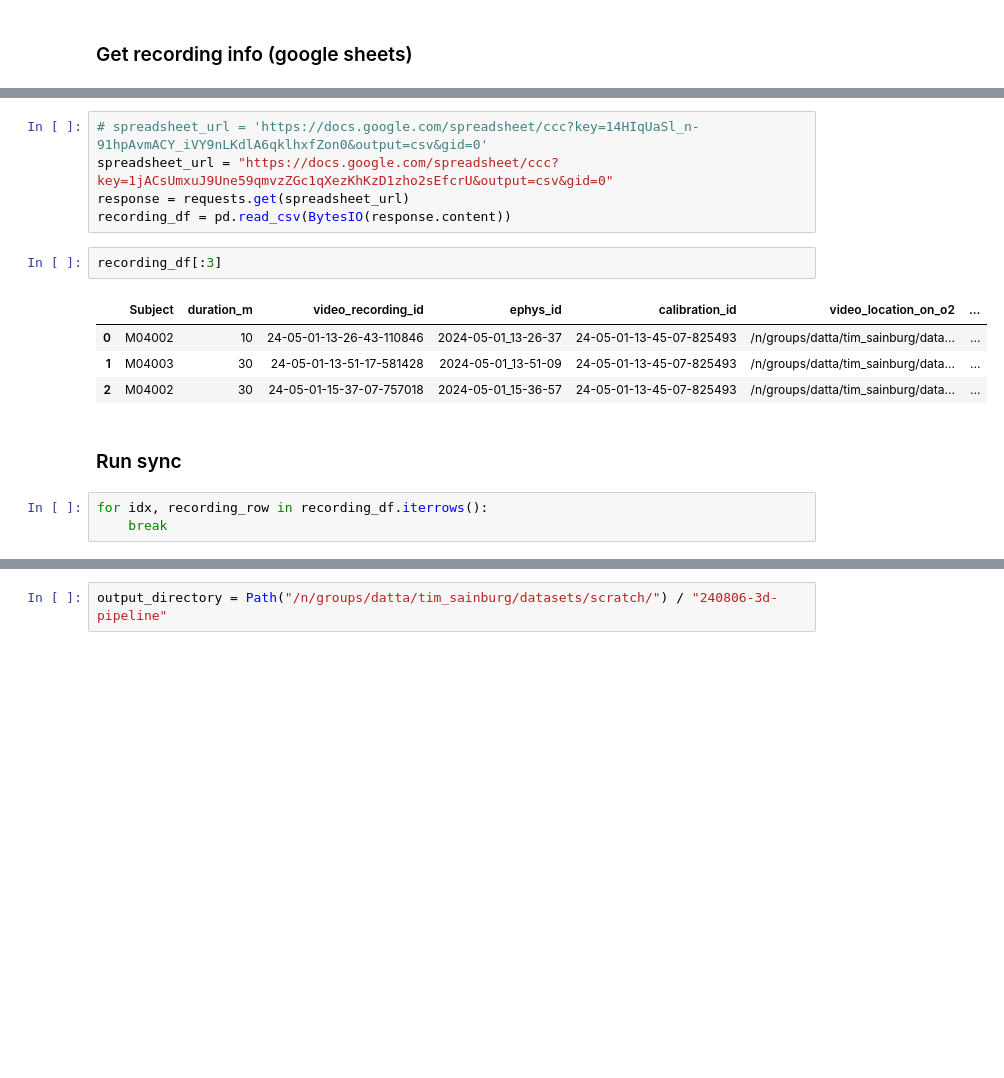
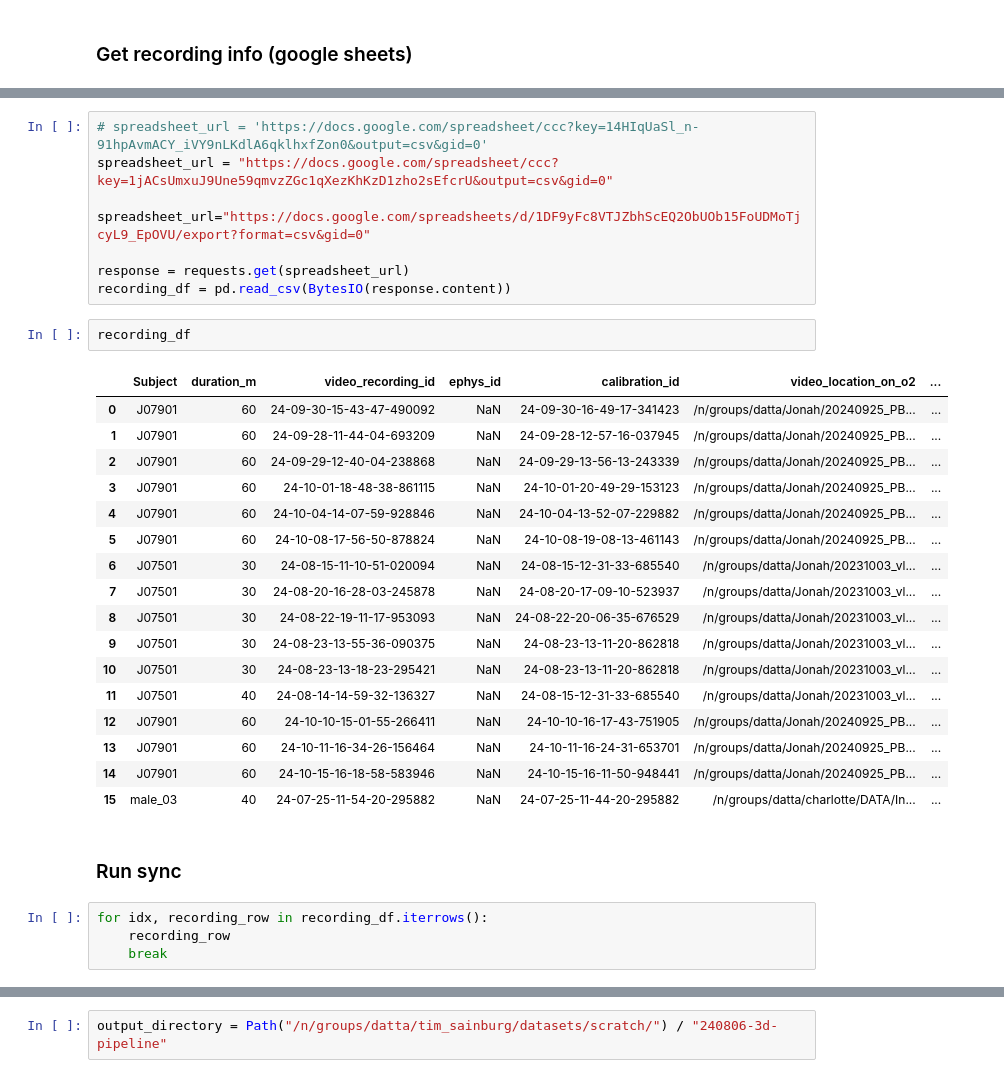
Before and after one commit to timsainb/multicam_airflow_pipeline, a Jupyter notebook: notebooks/pipeline_testing/0.0-test-sync-cameras-function.ipynb, the cells around one changed output, grey strips where cells are left out. Drawn from its saved outputs; the diff is of its cells as text; blank space fills up the shorter version.

```diff
--- a/notebooks/pipeline_testing/0.0-test-sync-cameras-function.ipynb
+++ b/notebooks/pipeline_testing/0.0-test-sync-cameras-function.ipynb
@@ -24,17 +26,34 @@ from io import BytesIO
 # %%
 # spreadsheet_url = 'https://docs.google.com/spreadsheet/ccc?key=14HIqUaSl_n-91hpAvmACY_iVY9nLKdlA6qklhxfZon0&output=csv&gid=0'
 spreadsheet_url = "https://docs.google.com/spreadsheet/ccc?key=1jACsUmxuJ9Une59qmvzZGc1qXezKhKzD1zho2sEfcrU&output=csv&gid=0"
+
+spreadsheet_url="https://docs.google.com/spreadsheets/d/1DF9yFc8VTJZbhScEQ2ObUOb15FoUDMoTjcyL9_EpOVU/export?format=csv&gid=0"
+
 response = requests.get(spreadsheet_url)
 recording_df = pd.read_csv(BytesIO(response.content))
 # %%
-recording_df[:3]
+recording_df
 # %% [output]
 |  | Subject | duration_m | video_recording_id | ephys_id | calibration_id | video_location_on_o2 | ... |
-| 0 | M04002 | 10 | 24-05-01-13-26-43-110846 | 2024-05-01_13-26-37 | 24-05-01-13-45-07-825493 | /n/groups/datta/tim_sainburg/data... | ... |
-| 1 | M04003 | 30 | 24-05-01-13-51-17-581428 | 2024-05-01_13-51-09 | 24-05-01-13-45-07-825493 | /n/groups/datta/tim_sainburg/data... | ... |
-| 2 | M04002 | 30 | 24-05-01-15-37-07-757018 | 2024-05-01_15-36-57 | 24-05-01-13-45-07-825493 | /n/groups/datta/tim_sainburg/data... | ... |
+| 0 | J07901 | 60 | 24-09-30-15-43-47-490092 | NaN | 24-09-30-16-49-17-341423 | /n/groups/datta/Jonah/20240925_PB... | ... |
+| 1 | J07901 | 60 | 24-09-28-11-44-04-693209 | NaN | 24-09-28-12-57-16-037945 | /n/groups/datta/Jonah/20240925_PB... | ... |
+| 2 | J07901 | 60 | 24-09-29-12-40-04-238868 | NaN | 24-09-29-13-56-13-243339 | /n/groups/datta/Jonah/20240925_PB... | ... |
+| 3 | J07901 | 60 | 24-10-01-18-48-38-861115 | NaN | 24-10-01-20-49-29-153123 | /n/groups/datta/Jonah/20240925_PB... | ... |
+| 4 | J07901 | 60 | 24-10-04-14-07-59-928846 | NaN | 24-10-04-13-52-07-229882 | /n/groups/datta/Jonah/20240925_PB... | ... |
+| 5 | J07901 | 60 | 24-10-08-17-56-50-878824 | NaN | 24-10-08-19-08-13-461143 | /n/groups/datta/Jonah/20240925_PB... | ... |
+| 6 | J07501 | 30 | 24-08-15-11-10-51-020094 | NaN | 24-08-15-12-31-33-685540 | /n/groups/datta/Jonah/20231003_vl... | ... |
+| 7 | J07501 | 30 | 24-08-20-16-28-03-245878 | NaN | 24-08-20-17-09-10-523937 | /n/groups/datta/Jonah/20231003_vl... | ... |
+| 8 | J07501 | 30 | 24-08-22-19-11-17-953093 | NaN | 24-08-22-20-06-35-676529 | /n/groups/datta/Jonah/20231003_vl... | ... |
+| 9 | J07501 | 30 | 24-08-23-13-55-36-090375 | NaN | 24-08-23-13-11-20-862818 | /n/groups/datta/Jonah/20231003_vl... | ... |
+| 10 | J07501 | 30 | 24-08-23-13-18-23-295421 | NaN | 24-08-23-13-11-20-862818 | /n/groups/datta/Jonah/20231003_vl... | ... |
+| 11 | J07501 | 40 | 24-08-14-14-59-32-136327 | NaN | 24-08-15-12-31-33-685540 | /n/groups/datta/Jonah/20231003_vl... | ... |
+| 12 | J07901 | 60 | 24-10-10-15-01-55-266411 | NaN | 24-10-10-16-17-43-751905 | /n/groups/datta/Jonah/20240925_PB... | ... |
+| 13 | J07901 | 60 | 24-10-11-16-34-26-156464 | NaN | 24-10-11-16-24-31-653701 | /n/groups/datta/Jonah/20240925_PB... | ... |
+| 14 | J07901 | 60 | 24-10-15-16-18-58-583946 | NaN | 24-10-15-16-11-50-948441 | /n/groups/datta/Jonah/20240925_PB... | ... |
+| 15 | male_03 | 40 | 24-07-25-11-54-20-295882 | NaN | 24-07-25-11-44-20-295882 | /n/groups/datta/charlotte/DATA/In... | ... |
 # %% [markdown]
 ### Run sync
 # %%
 for idx, recording_row in recording_df.iterrows():
+    recording_row
     break
```
Also changed, not shown: parts of 9 cells of this notebook, 4 other files.
